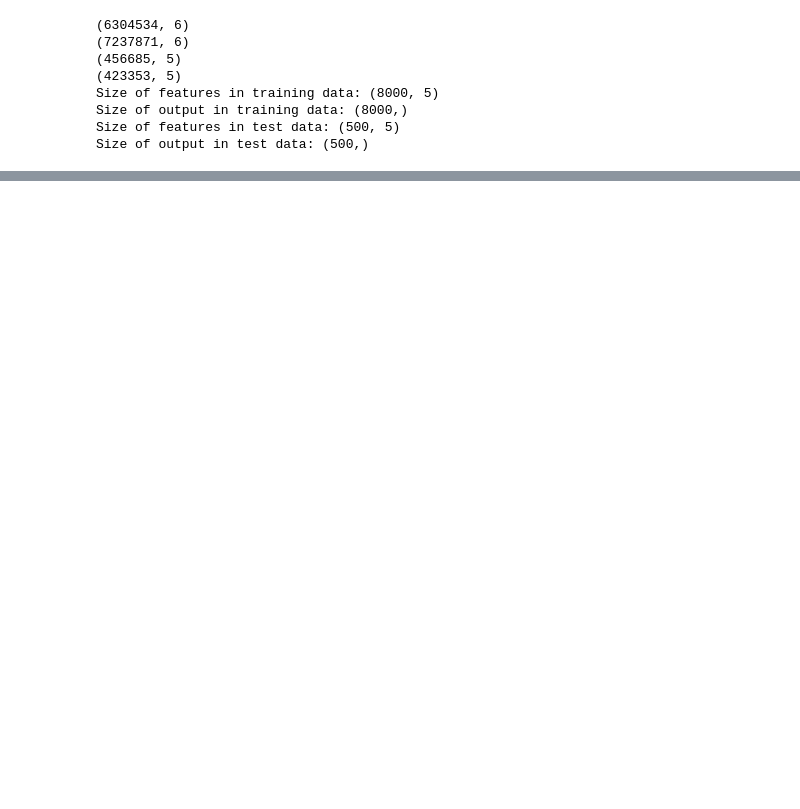
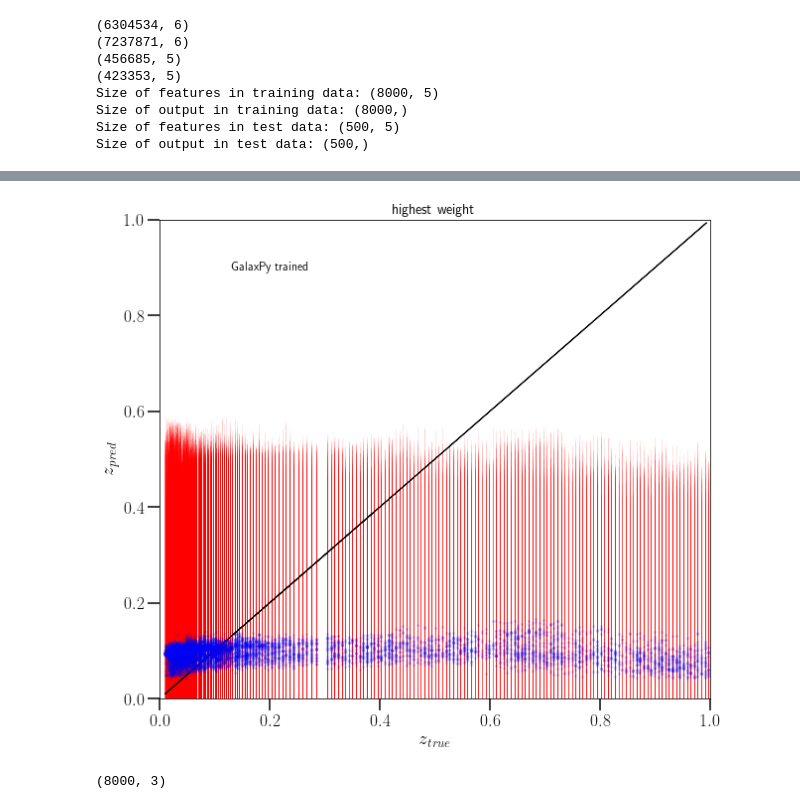
Before and after one commit to nesar/phoZ, a Jupyter notebook: mdn_galaxpy_customL.ipynb, the cells around one changed output, grey strips where cells are left out. Cells and saved outputs as stored; diff of their text form; code cells hidden in the pictures; blank space fills up the shorter version.

```diff
--- a/mdn_galaxpy_customL.ipynb
+++ b/mdn_galaxpy_customL.ipynb
@@ -888,3 +898,48 @@ Using TensorFlow backend.
+# %%
+
+###########################################################################
+##  peak
+
+# weight_max = np.argmax(pred_weights, axis = 1)  ## argmax or max???
+# component_argmax = np.argmax(pred_weights/np.sqrt(2*np.pi*(pred_std**2)), axis = 1)  ## argmax or max???
+# weight_max = np.max(pred_weights, axis = 1)  ## argmax or max???
+component_max = np.max(pred_weights/np.sqrt(2*np.pi*(pred_std**2)), axis = 1)  ## argmax or max???
+from keras.utils import np_utils
+component_max = np_utils.to_categorical(component_max)
+
+
+y_pred = np.max(pred_weights*component_max*pred_means, axis=1)
+y_pred_std = np.max(pred_weights*component_max*pred_std, axis = 1)
+
+# y_pred = pred_weights[component_argmax]*pred_means[component_argmax]
+# y_pred_std = pred_weights[component_argmax]*pred_std[component_argmax]
+
+plt.figure(24, figsize=(9, 8))
+
+
+# plt.scatter(y_test, y_pred, facecolors='k', s = 1)
+plt.errorbar( ((ymax - ymin)*ymin + y_train), ((ymax - ymin)*ymin + y_pred), yerr= ((ymax - ymin)*ymin + y_pred_std), fmt='bo', ecolor='r', ms = 2, alpha = 0.1)
+
+
+plt.text(0.2, 0.9, train_datafile + ' trained', horizontalalignment='center', verticalalignment='center')
+plt.plot((ymax - ymin)*(ymin + y_test), (ymax - ymin)*(ymin + y_test), 'k')
+plt.ylabel(r'$z_{pred}$', fontsize = 19)
+plt.xlabel(r'$z_{true}$', fontsize = 19)
+plt.xlim([0,1])
+plt.ylim([0,1])
+plt.title('highest weight')
+plt.tight_layout()
+plt.show()
+
+
+###################################################################
+# %% [output]
+[figure, added]
+# %%
+y_pred_std = pred_weights[component_argmax]*pred_std[component_argmax]
+y_pred_std.shape
+# %% [output]
+(8000, 3)
 # %%
 
 #############################################################################3
```
Also changed, not shown: parts of 17 cells of this notebook, 2 other files.
